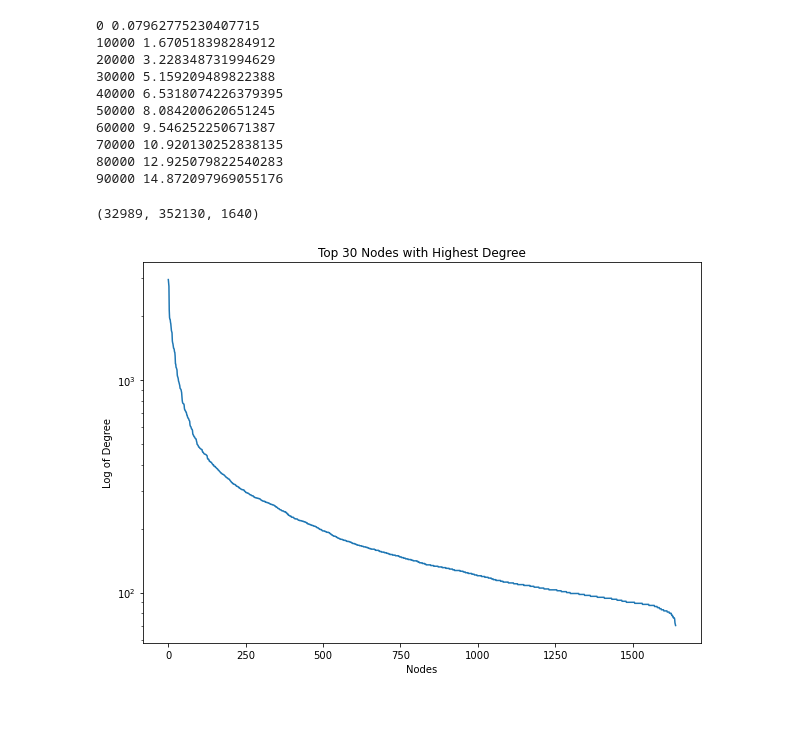
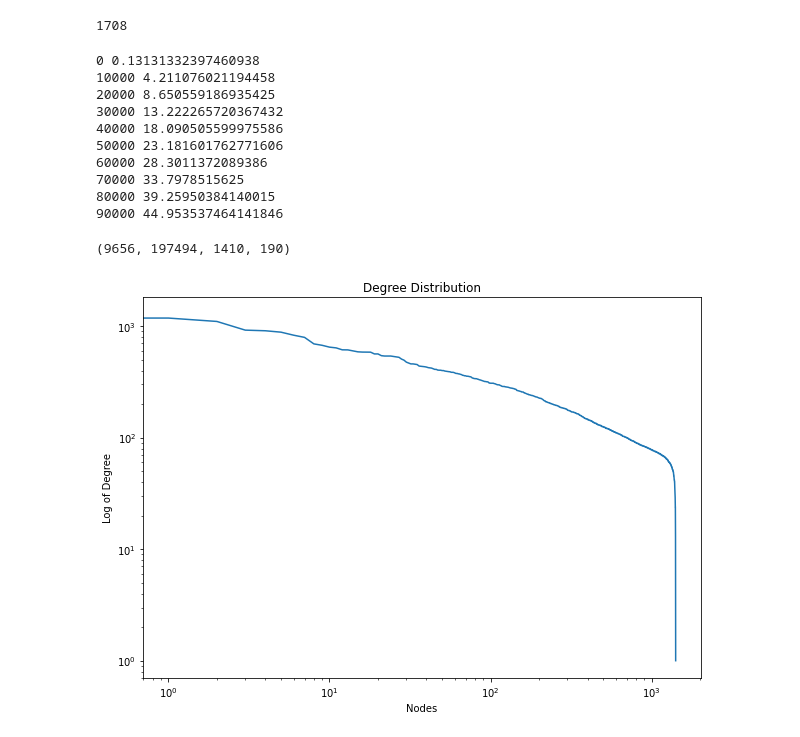
Before and after one commit to jzh001/Social-Network-Structure-in-Common-Interest-Communities, a Jupyter notebook: Text Analysis Part 2.ipynb, the cells around one changed output. Saved outputs shown, nothing was run; the diff lists cells and outputs as text; code cells hidden in the pictures; blank space fills up the shorter version.

```diff
--- a/Text Analysis Part 2.ipynb
+++ b/Text Analysis Part 2.ipynb
@@ -25,4 +29,4 @@ df.head()
 # %%
-all_features = pickle.load(open('opinionsv2.p','rb')) #sorted dictionary of phrases + frequency
+all_features = pickle.load(open('opinionsv3.p','rb')) #sorted dictionary of phrases + frequency
 print(len(all_features))
 # %% [output]
@@ -38,3 +46,6 @@ plt.show()
+# %%
+genre_group = pickle.load(open('genre_group.p','rb'))
+lemma = WordNetLemmatizer()
 # %%
 list(all_features.values())[:10]
 # %% [output]
@@ -44,3 +103,13 @@ genre_group = pickle.load(open('genre_group.p','rb'))
+# %%
+tmp = []
+for feature in all_features:
+    adj = feature.split(' ')[0]
+    if adj in genfreq and genfreq[adj] < 150 and all_features[feature] > 100:
+        #print(feature)
+        tmp.append(feature)
+print(len(tmp))
+# %% [output]
+1708
 # %%
 t1 = time.time()
 B = nx.Graph()
@@ -54,46 +123,53 @@ def isNaN(x):
 for i,row in df.iterrows():
     if i%10000 == 0:
         print(i,time.time()-t1)
-    if isNaN(row['Key Features']) or isNaN(row['Combined_Genre']):
+    if isNaN(row['Product Features_dep']) or isNaN(row['Combined_Genre']):
         continue
-    features = row['Key Features'].split('|')
+    features = row['Product Features_dep'].split('|')
     genres = row['Combined_Genre'].split('|')
     album = row['Release']
-    if 'Non-metal' in genres:
-        genres.remove('Non-metal')
-    if 'Others' in genres:
-        genres.remove('Others')
+    user = row['User']
+    for genre in genres.copy():
+        if genre not in genre_group or genre_group[genre] == 'Non-metal' or genre_group[genre] == 'Others':
+            genres.remove(genre)
     all_genres += genres
     if album in album_to_genre:
         album_to_genre[album] = album_to_genre[album].union(set(genres))
     else:
         album_to_genre[album] = set(genres)
     for feature in features:
-        if all_features[feature] >= 100 and 'metal' not in feature: #threshold, because graph starts to split when frequency < 10
-            featureset.add(feature)
-            if not B.has_edge(album,feature):
-                B.add_edge(album, feature)
+        feature_lem = ' '.join([lemma.lemmatize(word) for word in feature.split()])
+        #if abs(featuresent[feature]) < 0.5 and 'metal' not in feature:
+        adj = lemma.lemmatize(feature.split(' ')[0])
+        #if 'metal' not in feature and all_features[feature] >= 100:
+        if 'metal' not in feature and adj in genfreq and genfreq[adj] < 150 and all_features[feature] > 100 and len(spell.unknown(feature.split(' '))) == 0:
+            '''if not B.has_edge(album,feature_lem):
+                B.add_edge(album, feature_lem)
+                featureset.add(feature_lem)'''
+            if not B.has_edge(user,feature_lem):
+                B.add_edge(user, feature_lem)
+                featureset.add(feature_lem)
 # %% [output]
-0 0.07962775230407715
-10000 1.670518398284912
-20000 3.228348731994629
-30000 5.159209489822388
-40000 6.5318074226379395
-50000 8.084200620651245
-60000 9.546252250671387
-70000 10.920130252838135
-80000 12.925079822540283
-90000 14.872097969055176
+0 0.13131332397460938
+10000 4.211076021194458
+20000 8.650559186935425
+30000 13.222265720367432
+40000 18.090505599975586
+50000 23.181601762771606
+60000 28.3011372089386
+70000 33.7978515625
+80000 39.25950384140015
+90000 44.953537464141846
 # %%
-B.number_of_nodes(), B.number_of_edges(), len(featureset)
+B.number_of_nodes(), B.number_of_edges(), len(featureset), len(set(all_genres))
 # %% [output]
-(32989, 352130, 1640)
+(9656, 197494, 1410, 190)
 # %%
-plt.title('Top 30 Nodes with Highest Degree')
+plt.title('Degree Distribution')
 plt.ylabel('Log of Degree')
 plt.xlabel('Nodes')
 tmp = sorted([B.degree[feature] for feature in featureset], reverse = True)
-plt.semilogy(tmp)
+plt.loglog(tmp)
 plt.show()
 # %% [output]
-[figure, old version]
+[figure, new version]
```
Also changed, not shown: parts of 38 cells of this notebook, 6 other files.
